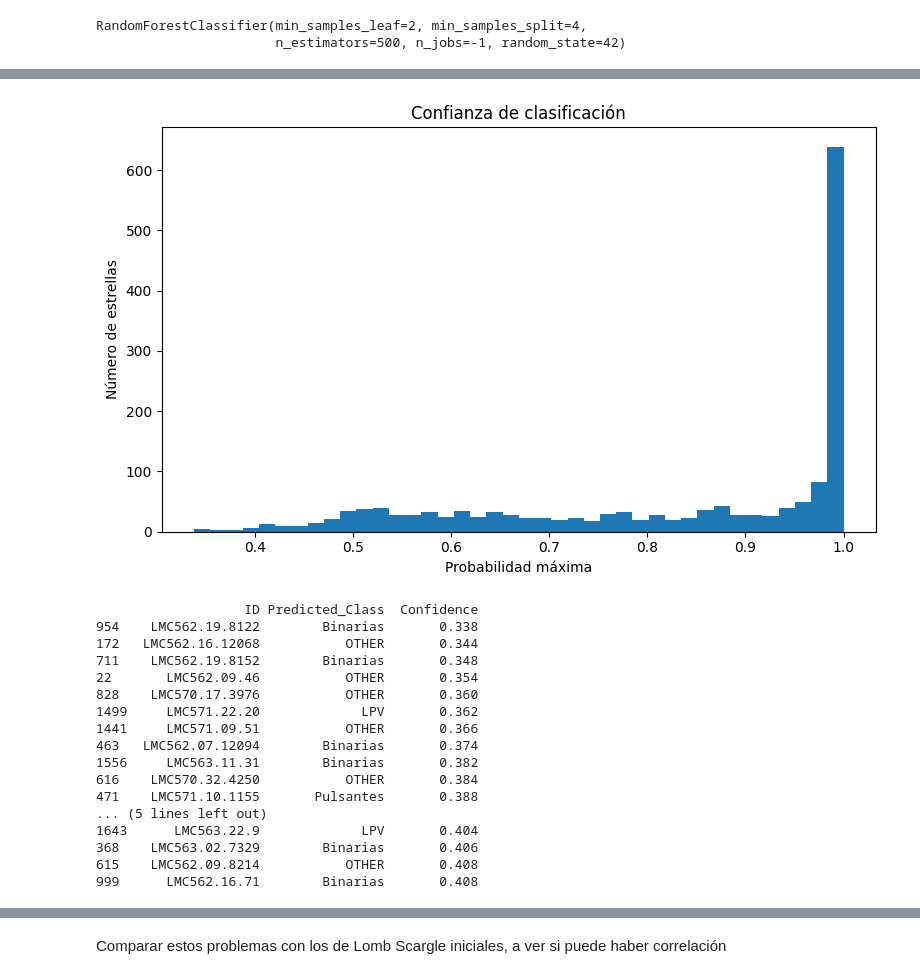
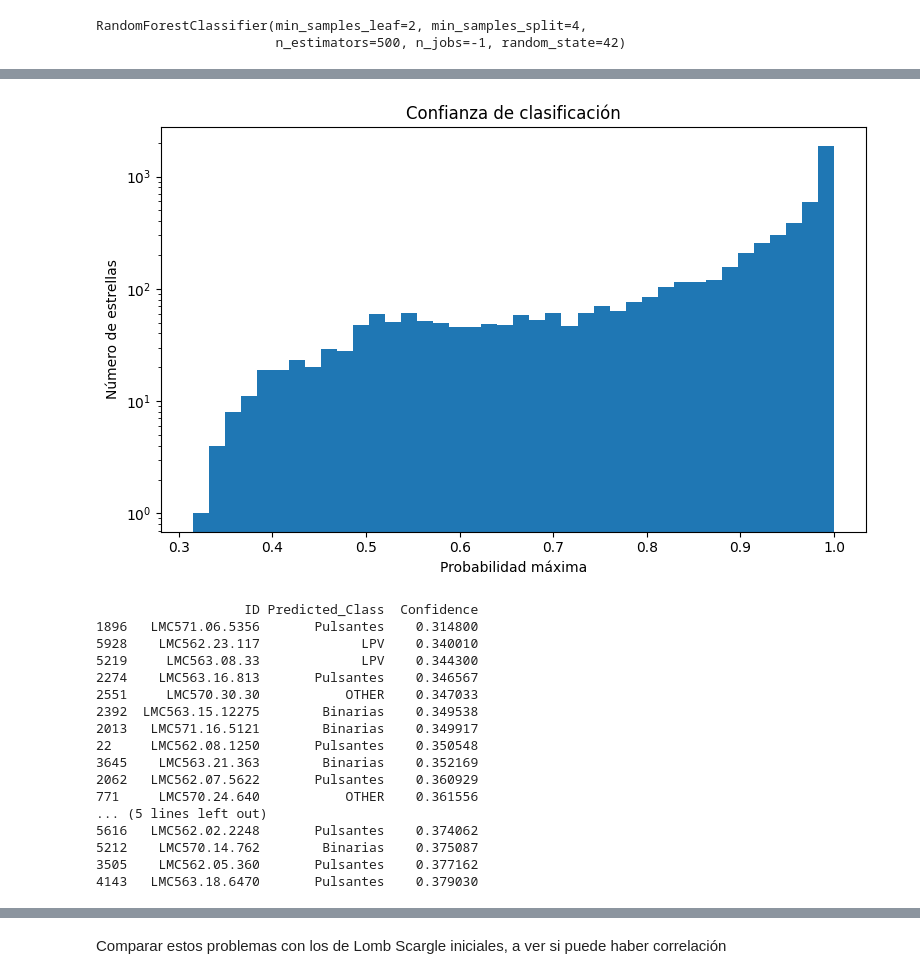
Before and after one commit to Brunelleschk1/Personal-projects, a Jupyter notebook: Proyectos de Astronomía/Laboratorio Final/ehhhh.ipynb, the cells around one changed output, grey strips where cells are left out. Cells and saved outputs as stored; diff of their text form; code cells hidden in the pictures.

```diff
--- a/Proyectos de Astronomía/Laboratorio Final/ehhhh.ipynb
+++ b/Proyectos de Astronomía/Laboratorio Final/ehhhh.ipynb
@@ -995,13 +1029,21 @@ print(X_test.shape)
 # %%
 rf = RandomForestClassifier(n_estimators=500,max_depth=None,min_samples_split=4,min_samples_leaf=2,
     random_state=42,n_jobs=-1)
-rf.fit(X_train, y_train)
+rf.fit(X_train_ml, y_train)
 # %% [output]
 RandomForestClassifier(min_samples_leaf=2, min_samples_split=4,
                        n_estimators=500, n_jobs=-1, random_state=42)
 # %%
-y_pred = rf.predict(X_test)
-y_prob = rf.predict_proba(X_test)
+y_pred = rf.predict(X_test_ml)
+y_prob = rf.predict_proba(X_test_ml)
+# %%
+max_prob = np.max(y_prob, axis=1)
+
+results_test = X_test.copy()
+
+results_test["True_Class"] = y_test.values
+results_test["Predicted_Class"] = y_pred
+results_test["Confidence"] = max_prob
 # %%
 acc = accuracy_score(y_test,y_pred)
 print(f"Accuracy = {acc:.4f}")
@@ -1204,37 +1140,33 @@ pred_probs = rf_final.predict_proba(X_unknown)
-# %%
-max_prob = np.max(pred_probs,axis=1)
-results_unknown = unknown_features_df.copy()
-results_unknown["Predicted_Class"] = pred_labels
-results_unknown["Confidence"] = max_prob
 # %%
 plt.figure(figsize=(8,5))
 plt.hist(max_prob,bins=40)
 plt.xlabel("Probabilidad máxima")
 plt.ylabel("Número de estrellas")
 plt.title("Confianza de clasificación")
 plt.tight_layout()
+plt.yscale("log")
 plt.show()
 # %% [output]
-[figure, old version]
+[figure, new version]
 # %%
-uncertain = results_unknown.sort_values("Confidence")
+uncertain = results_test.sort_values("Confidence")
 print(uncertain[["ID", "Predicted_Class","Confidence"]].head(20))
 # %% [output]
                    ID Predicted_Class  Confidence
-954    LMC562.19.8122        Binarias       0.338
-172   LMC562.16.12068           OTHER       0.344
-711    LMC562.19.8152        Binarias       0.348
-22       LMC562.09.46           OTHER       0.354
-828    LMC570.17.3976           OTHER       0.360
-1499     LMC571.22.20             LPV       0.362
-1441     LMC571.09.51           OTHER       0.366
-463   LMC562.07.12094        Binarias       0.374
-1556     LMC563.11.31        Binarias       0.382
-616    LMC570.32.4250           OTHER       0.384
-471    LMC571.10.1155       Pulsantes       0.388
+1896   LMC571.06.5356       Pulsantes    0.314800
+5928    LMC562.23.117             LPV    0.340010
+5219     LMC563.08.33             LPV    0.344300
+2274    LMC563.16.813       Pulsantes    0.346567
+2551     LMC570.30.30           OTHER    0.347033
+2392  LMC563.15.12275        Binarias    0.349538
+2013   LMC571.16.5121        Binarias    0.349917
+22     LMC562.08.1250       Pulsantes    0.350548
+3645    LMC563.21.363        Binarias    0.352169
+2062   LMC562.07.5622       Pulsantes    0.360929
+771     LMC570.24.640           OTHER    0.361556
 ... (5 lines left out)
-1643      LMC563.22.9             LPV       0.404
-368    LMC563.02.7329        Binarias       0.406
-615    LMC562.09.8214           OTHER       0.408
-999      LMC562.16.71        Binarias       0.408
+5616   LMC562.02.2248       Pulsantes    0.374062
+5212    LMC570.14.762        Binarias    0.375087
+3505    LMC562.05.360       Pulsantes    0.377162
+4143   LMC563.18.6470       Pulsantes    0.379030
 # %%
```
Also changed, not shown: parts of 48 cells of this notebook, 11 other files.
